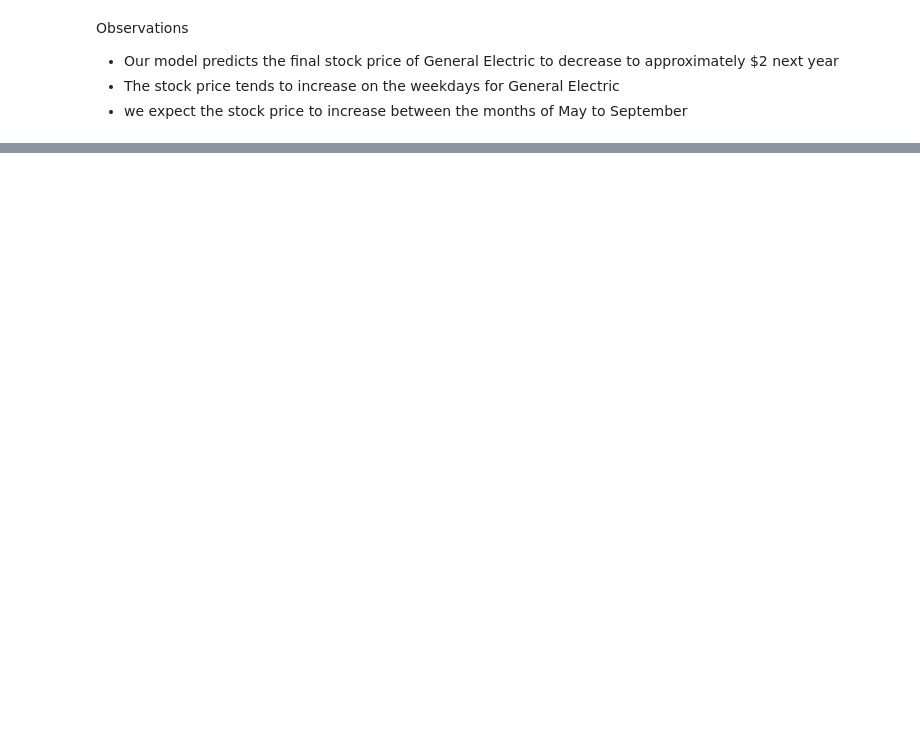
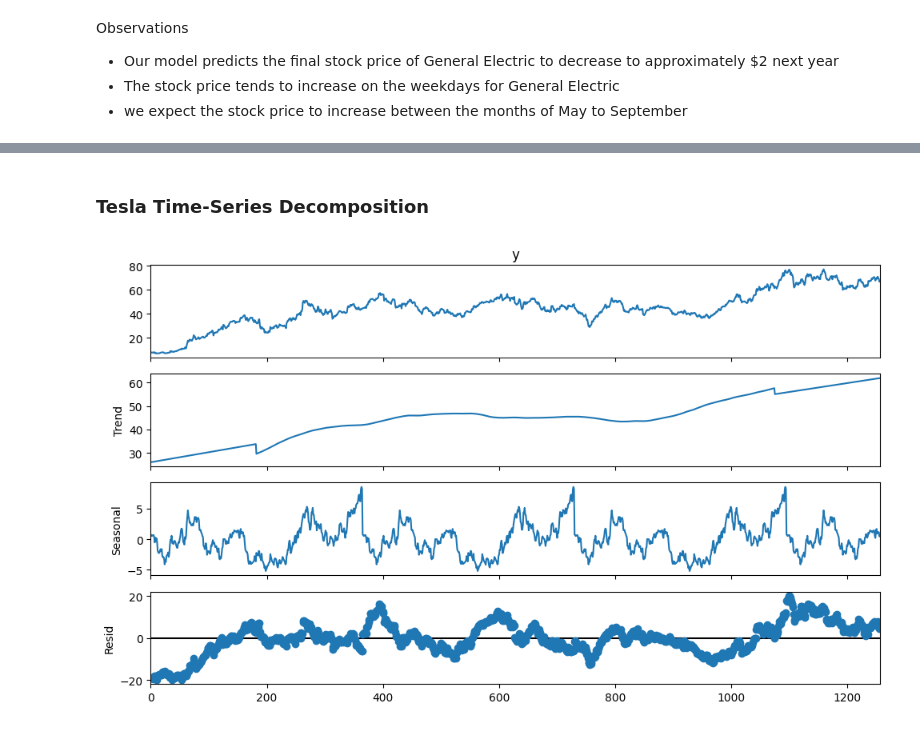
Before and after one commit to Vondent/stock-price-analysis, a Jupyter notebook: stock-price-analysis.ipynb, the cells around one changed output, grey strips where cells are left out. Saved outputs shown, nothing was run; the diff lists cells and outputs as text; code cells hidden in the pictures; blank space fills up the shorter version.

```diff
--- a/stock-price-analysis.ipynb
+++ b/stock-price-analysis.ipynb
@@ -1508,0 +1552,26 @@ Observations
+# %%
+from statsmodels.tsa.seasonal import seasonal_decompose
+#let's find seasonla decomposition of time-series models
+def decomposition(df, period):
+    # decompistion instance
+    result_decom = seasonal_decompose(df['y'], model="additive",
+                                      period=period, extrapolate_trend='freq')
+    # plot the componenets
+    fig = result_decom.plot()
+    fig.set_size_inches((10, 6))
+    # Tight layout to realign things
+    fig.tight_layout()
+    plt.show()
+
+    # capture the compoenets
+    trend = result_decom.trend
+    season = result_decom.seasonal
+    reside = result_decom.resid
+    return trend, season, reside
+# %% [markdown]
+### Tesla Time-Series Decomposition
+# %%
+#Finding components for apple stock price, trend, seasonal trend, and residuals analyzed
+tesla_tr, tesla_se, tesla_re = decomposition(tesla_ph_dat, 365)
+# %% [output]
+[figure, added]
```
Also changed, not shown: parts of 29 cells of this notebook.
